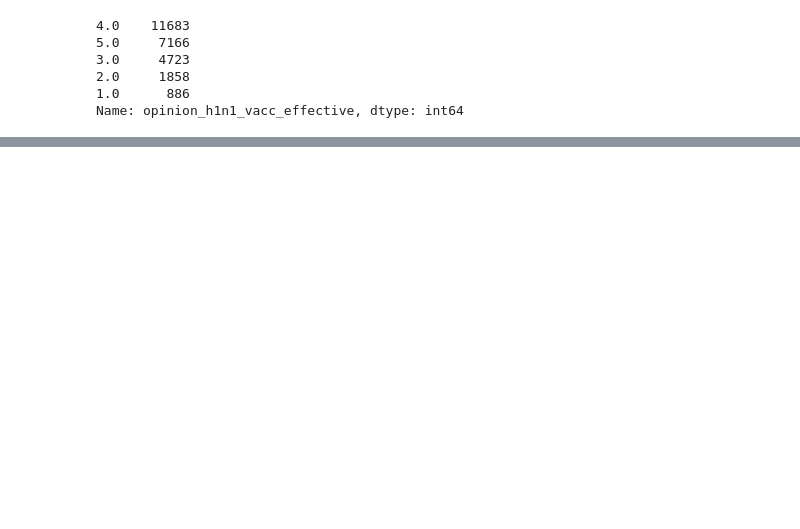
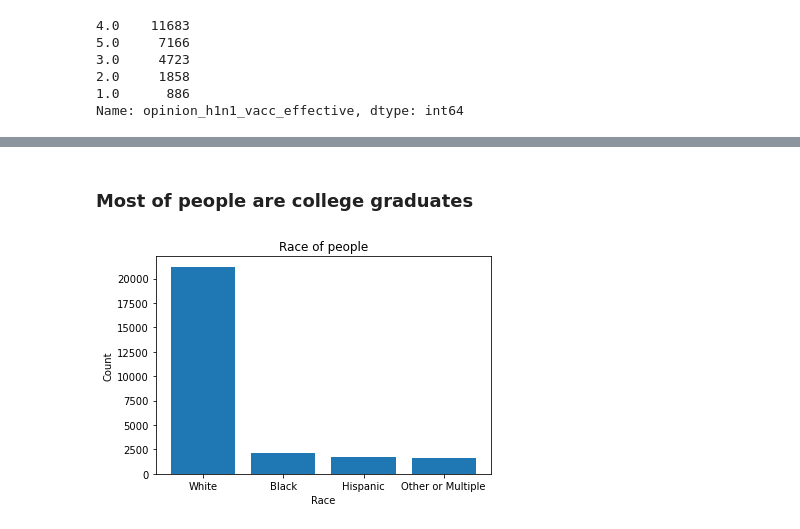
Before and after one commit to prithviraj-maurya/Flu-Shot-Learning-ML, a Jupyter notebook: Project-flu-vaccine-eda.ipynb, the cells around one changed output, grey strips where cells are left out. Cells and saved outputs as stored; diff of their text form; code cells hidden in the pictures; blank space fills up the shorter version.

```diff
--- a/Project-flu-vaccine-eda.ipynb
+++ b/Project-flu-vaccine-eda.ipynb
@@ -249,0 +374,10 @@ Name: health_worker, dtype: int64
+# %% [markdown]
+### Most of people are college graduates
+# %%
+race_counts = train_set_features_df.race.value_counts()
+plt.title("Race of people")
+plt.ylabel("Count")
+plt.xlabel("Race")
+plt.bar(race_counts.index, race_counts.values);
+# %% [output]
+[figure, added]
```
Also changed, not shown: parts of 57 cells of this notebook.
